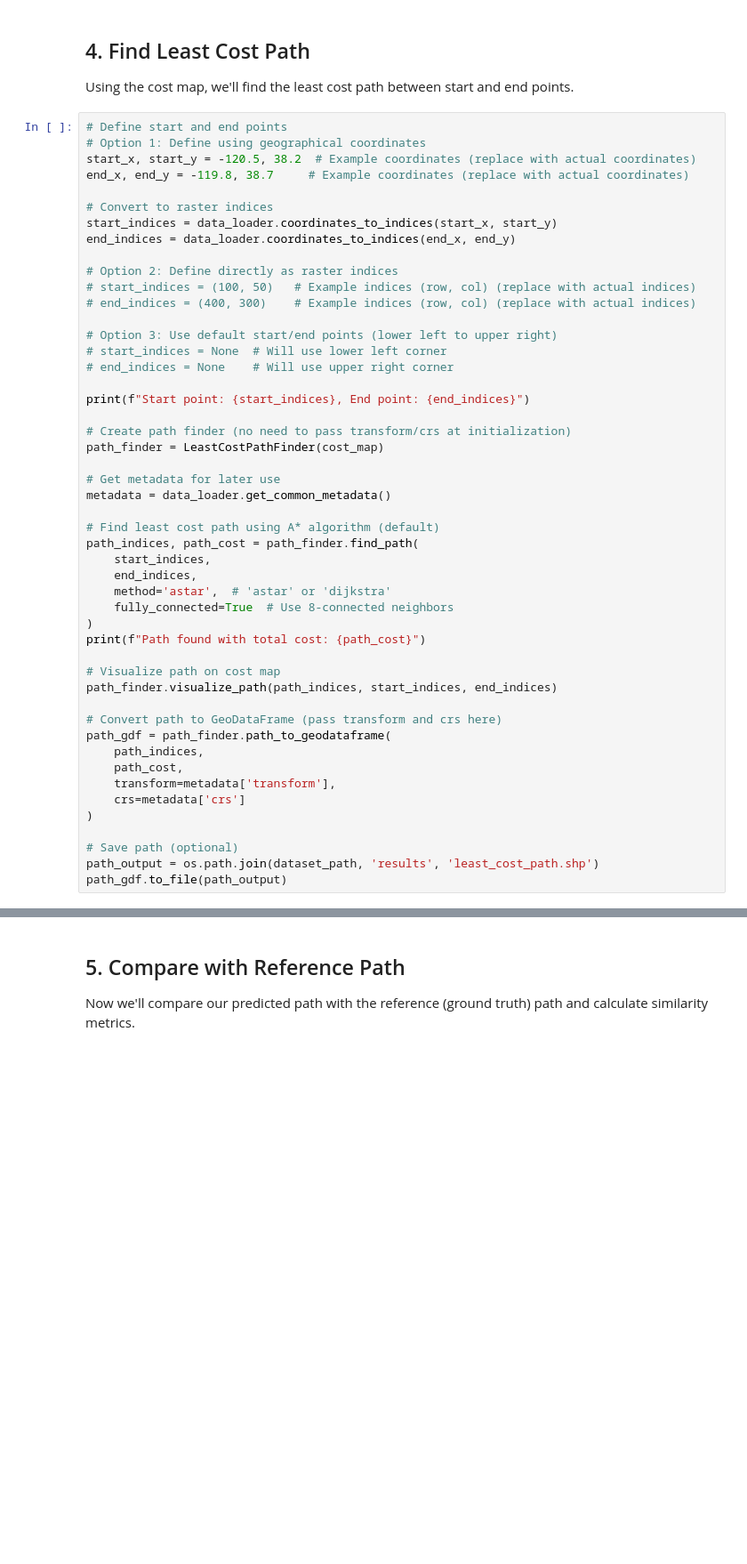
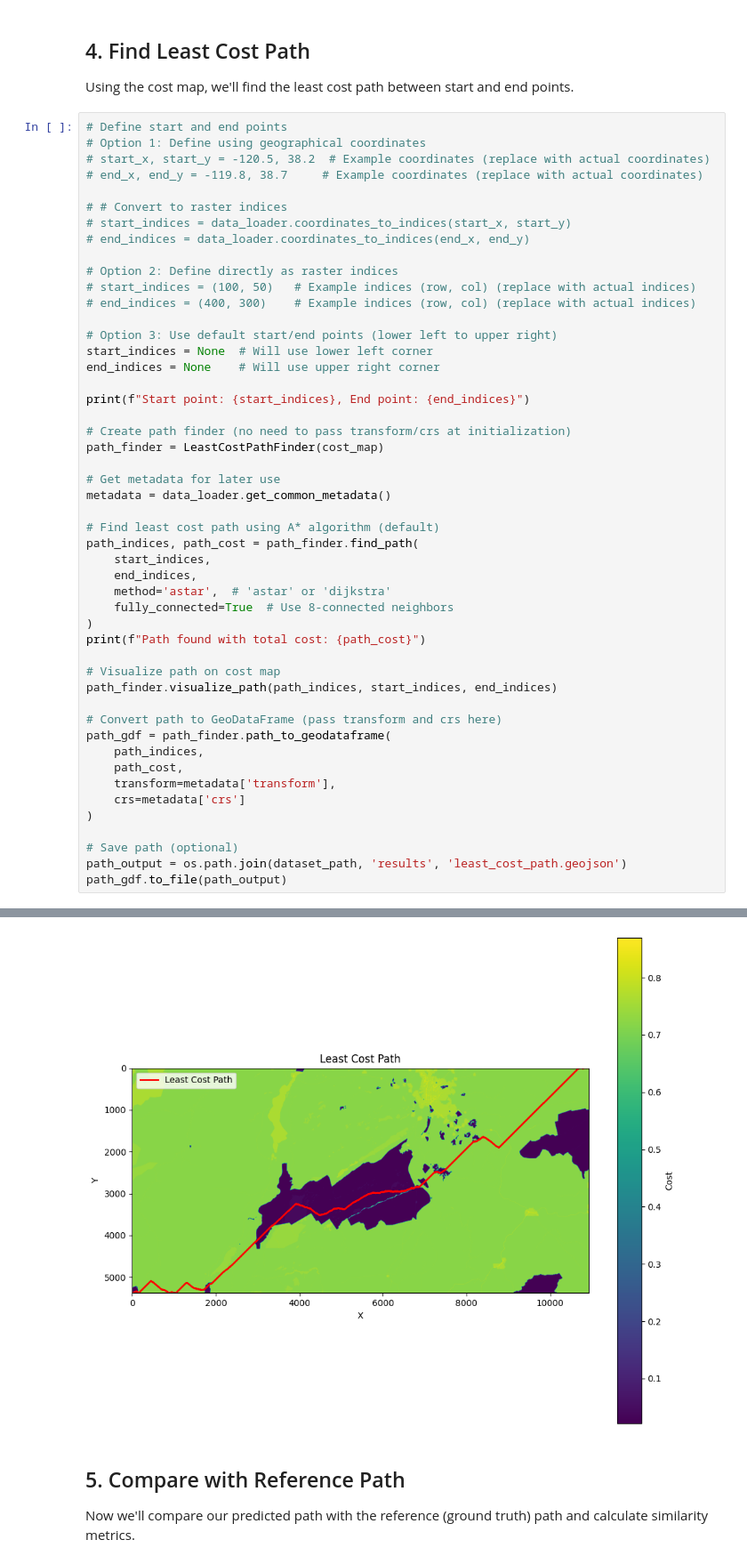
Before and after one commit to bazzile/pipefit, a Jupyter notebook: analysis.ipynb, the cells around one changed output, grey strips where cells are left out. Shown at 89% size. Saved outputs shown, nothing was run; the diff lists cells and outputs as text; blank space fills up the shorter version.

```diff
--- a/analysis.ipynb
+++ b/analysis.ipynb
@@ -101,20 +106,20 @@ Using the cost map, we'll find the least cost path between start and end points.
 # %%
 # Define start and end points
 # Option 1: Define using geographical coordinates
-start_x, start_y = -120.5, 38.2  # Example coordinates (replace with actual coordinates)
-end_x, end_y = -119.8, 38.7     # Example coordinates (replace with actual coordinates)
+# start_x, start_y = -120.5, 38.2  # Example coordinates (replace with actual coordinates)
+# end_x, end_y = -119.8, 38.7     # Example coordinates (replace with actual coordinates)
 
-# Convert to raster indices
-start_indices = data_loader.coordinates_to_indices(start_x, start_y)
-end_indices = data_loader.coordinates_to_indices(end_x, end_y)
+# # Convert to raster indices
+# start_indices = data_loader.coordinates_to_indices(start_x, start_y)
+# end_indices = data_loader.coordinates_to_indices(end_x, end_y)
 
 # Option 2: Define directly as raster indices
 # start_indices = (100, 50)   # Example indices (row, col) (replace with actual indices)
 # end_indices = (400, 300)    # Example indices (row, col) (replace with actual indices)
 
 # Option 3: Use default start/end points (lower left to upper right)
-# start_indices = None  # Will use lower left corner
-# end_indices = None    # Will use upper right corner
+start_indices = None  # Will use lower left corner
+end_indices = None    # Will use upper right corner
 
 print(f"Start point: {start_indices}, End point: {end_indices}")
 
@@ -145,5 +150,6 @@ path_gdf = path_finder.path_to_geodataframe(
 )
 
 # Save path (optional)
-path_output = os.path.join(dataset_path, 'results', 'least_cost_path.shp')
+path_output = os.path.join(dataset_path, 'results', 'least_cost_path.geojson')
 path_gdf.to_file(path_output)
+# %% [output]
@@ -150,3 +158,4 @@ path_gdf.to_file(path_output)
+[figure, added]
 # %% [markdown]
 ## 5. Compare with Reference Path
 
```
Also changed, not shown: parts of 12 cells of this notebook, 13 other files.
